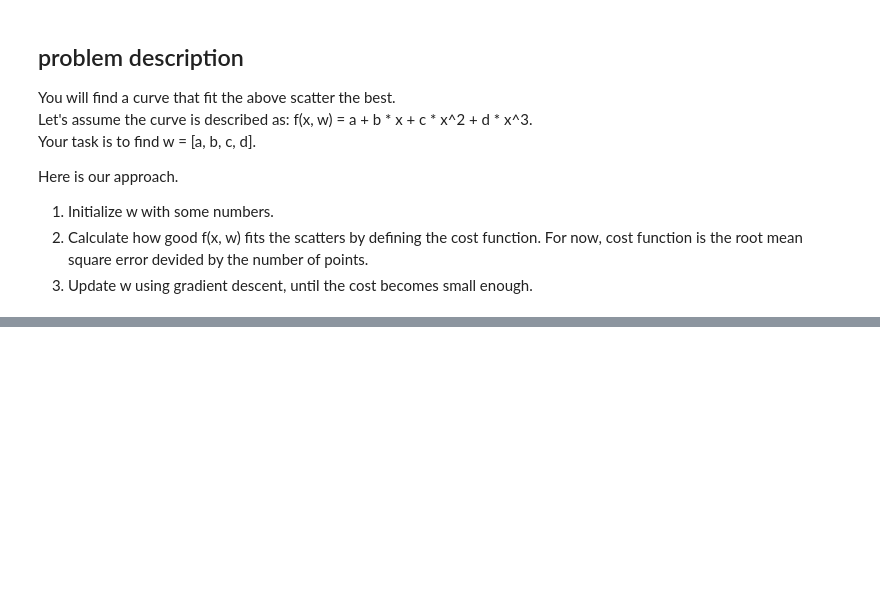
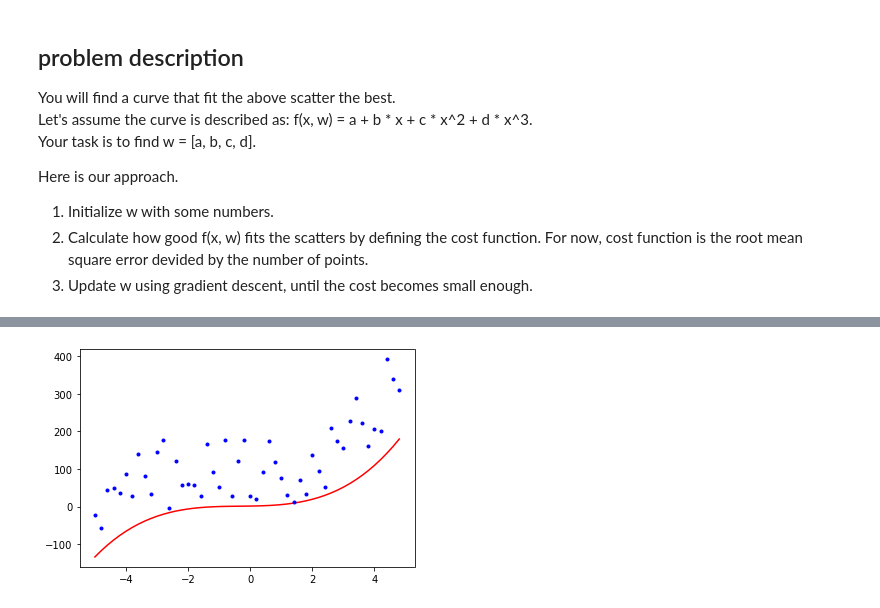
Before and after one commit to yemaozi88/speech_recognition_1, a Jupyter notebook: curve_fitting.ipynb, the cells around one changed output, grey strips where cells are left out. Cells and saved outputs as stored; diff of their text form; code cells hidden in the pictures; blank space fills up the shorter version.

```diff
--- a/curve_fitting.ipynb
+++ b/curve_fitting.ipynb
@@ -106,0 +109,9 @@ plt.scatter(X, Y_dash2)
+# %%
+# calculate predictions y
+Y_predict2 = f_(X, w0)
+# display the points.
+plt.plot(X,Y_predict2,'r-')
+plt.plot(X,Y,'b.')
+plt.show()
+# %% [output]
+[figure, added]
```
Also changed, not shown: parts of 11 cells of this notebook.
